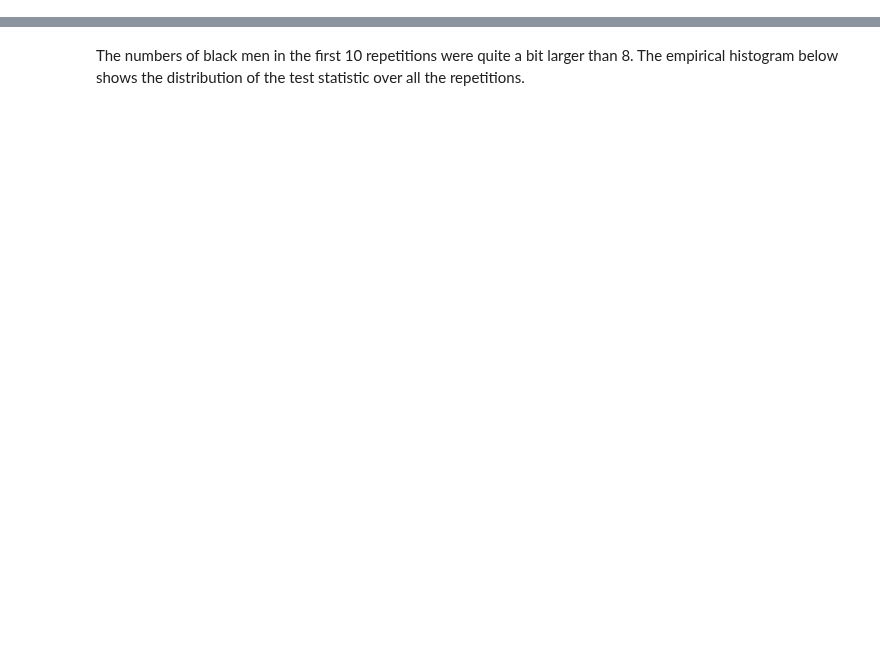
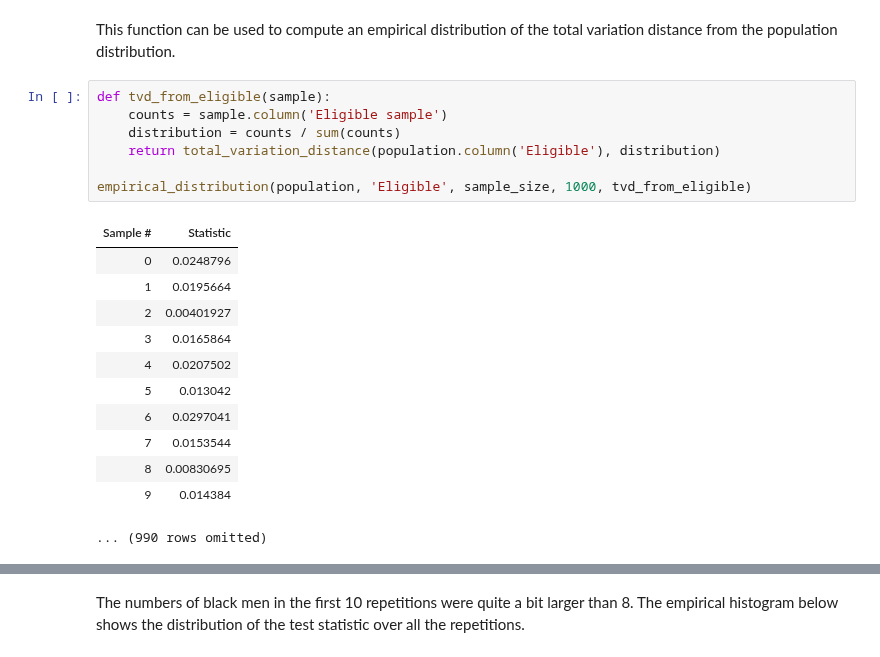
Before and after one commit to data-8/textbook, a Jupyter notebook: notebooks/Testing.ipynb, the cells around one changed output, grey strips where cells are left out. Saved outputs shown, nothing was run; the diff lists cells and outputs as text; blank space fills up the shorter version.

```diff
--- a/notebooks/Testing.ipynb
+++ b/notebooks/Testing.ipynb
@@ -6,0 +97,22 @@ plots.style.use('fivethirtyeight')
+# %% [markdown]
+This function can be used to compute an empirical distribution of the total variation distance from the population distribution.
+# %%
+def tvd_from_eligible(sample):
+    counts = sample.column('Eligible sample')
+    distribution = counts / sum(counts)
+    return total_variation_distance(population.column('Eligible'), distribution)
+
+empirical_distribution(population, 'Eligible', sample_size, 1000, tvd_from_eligible)
+# %% [output]
+| Sample # | Statistic |
+| 0 | 0.0248796 |
+| 1 | 0.0195664 |
+| 2 | 0.00401927 |
+| 3 | 0.0165864 |
+| 4 | 0.0207502 |
+| 5 | 0.013042 |
+| 6 | 0.0297041 |
+| 7 | 0.0153544 |
+| 8 | 0.00830695 |
+| 9 | 0.014384 |
+... (990 rows omitted)
```
Also changed, not shown: parts of 28 cells of this notebook, 1 other file.
